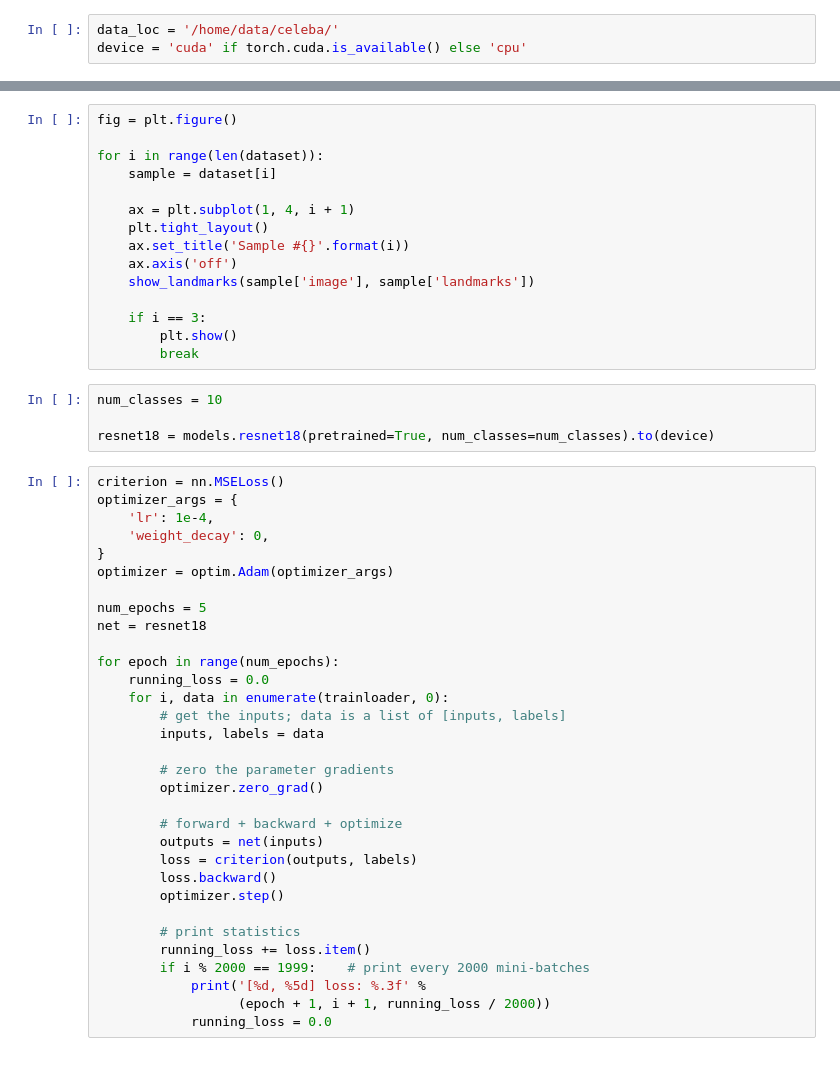
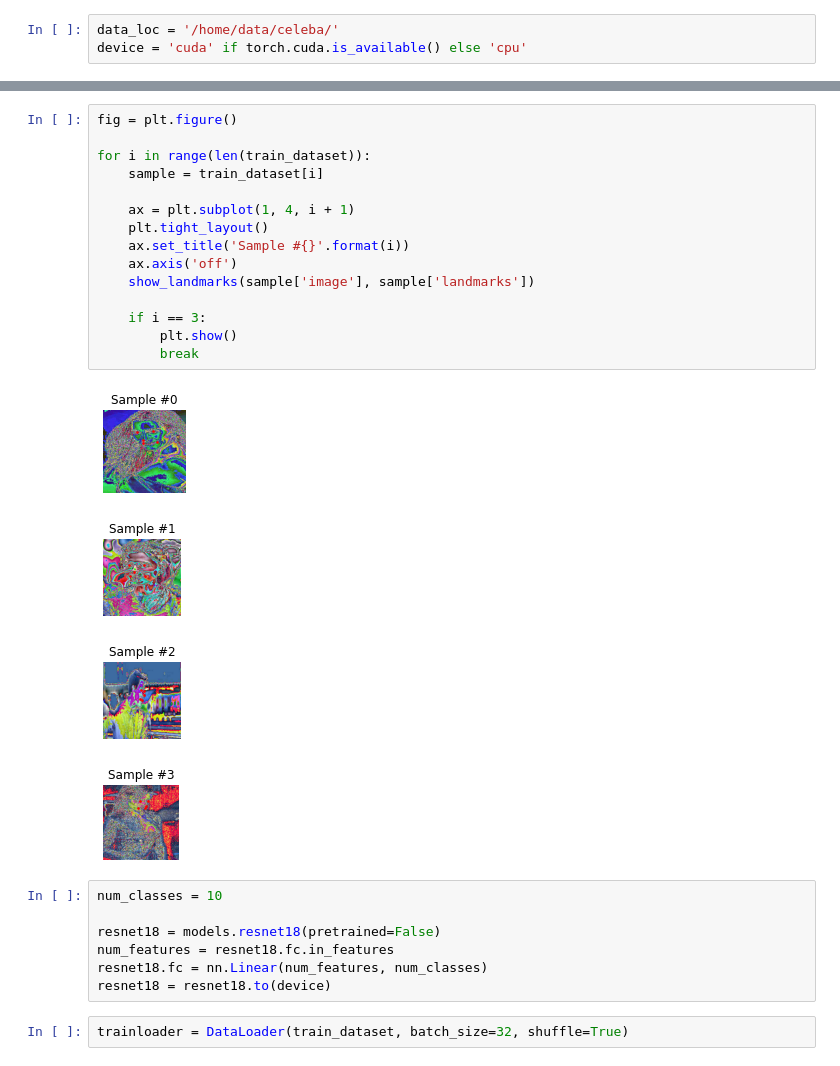
Before and after one commit to erikrozi/facial_landmark_debiasing, a Jupyter notebook: notebooks/Model Loading.ipynb, the cells around one changed output, grey strips where cells are left out. Cells and saved outputs as stored; diff of their text form.

```diff
--- a/notebooks/Model Loading.ipynb
+++ b/notebooks/Model Loading.ipynb
@@ -44,51 +64,29 @@ plt.show()
 # %%
 fig = plt.figure()
 
-for i in range(len(dataset)):
-    sample = dataset[i]
+for i in range(len(train_dataset)):
+    sample = train_dataset[i]
 
     ax = plt.subplot(1, 4, i + 1)
     plt.tight_layout()
     ax.set_title('Sample #{}'.format(i))
     ax.axis('off')
     show_landmarks(sample['image'], sample['landmarks'])
 
     if i == 3:
         plt.show()
         break
+# %% [output]
+[figure, added]
+[figure, added]
+[figure, added]
+[figure, added]
 # %%
 num_classes = 10
 
-resnet18 = models.resnet18(pretrained=True, num_classes=num_classes).to(device)
+resnet18 = models.resnet18(pretrained=False)
+num_features = resnet18.fc.in_features
+resnet18.fc = nn.Linear(num_features, num_classes)
+resnet18 = resnet18.to(device)
-# %%
-criterion = nn.MSELoss()
-optimizer_args = {
-    'lr': 1e-4,
-    'weight_decay': 0,
-}
-optimizer = optim.Adam(optimizer_args)
-
-num_epochs = 5
-net = resnet18
-
-for epoch in range(num_epochs):
-    running_loss = 0.0
-    for i, data in enumerate(trainloader, 0):
-        # get the inputs; data is a list of [inputs, labels]
-        inputs, labels = data
-
-        # zero the parameter gradients
-        optimizer.zero_grad()
-
-        # forward + backward + optimize
-        outputs = net(inputs)
-        loss = criterion(outputs, labels)
-        loss.backward()
-        optimizer.step()
-
-        # print statistics
-        running_loss += loss.item()
-        if i % 2000 == 1999:    # print every 2000 mini-batches
-            print('[%d, %5d] loss: %.3f' %
-                  (epoch + 1, i + 1, running_loss / 2000))
-            running_loss = 0.0
+# %%
+trainloader = DataLoader(train_dataset, batch_size=32, shuffle=True)
```
Also changed, not shown: parts of 8 cells of this notebook, 6 other files.
